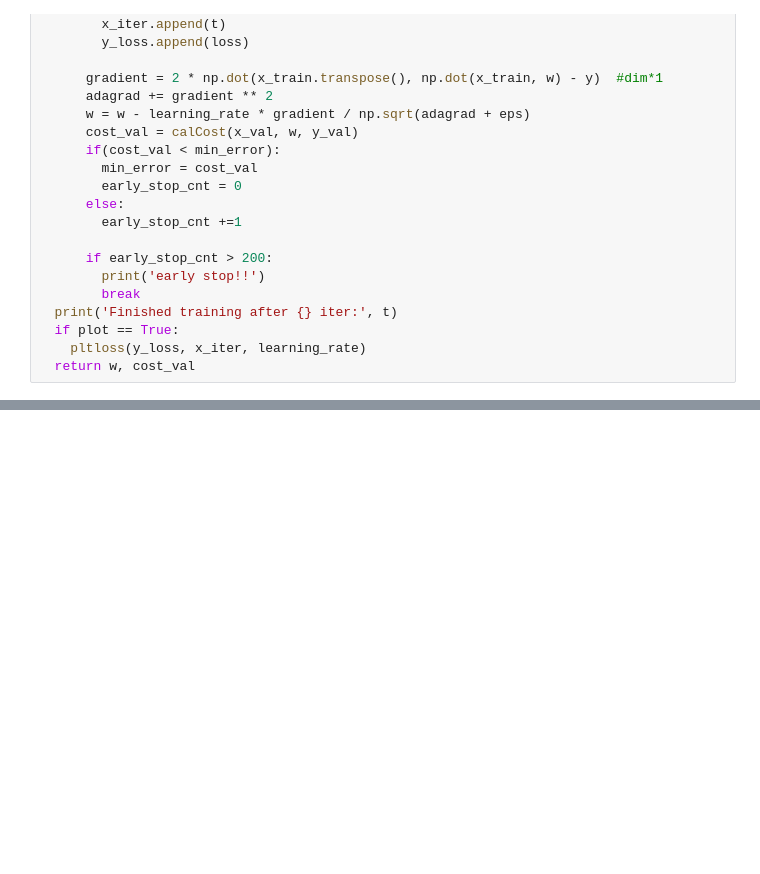
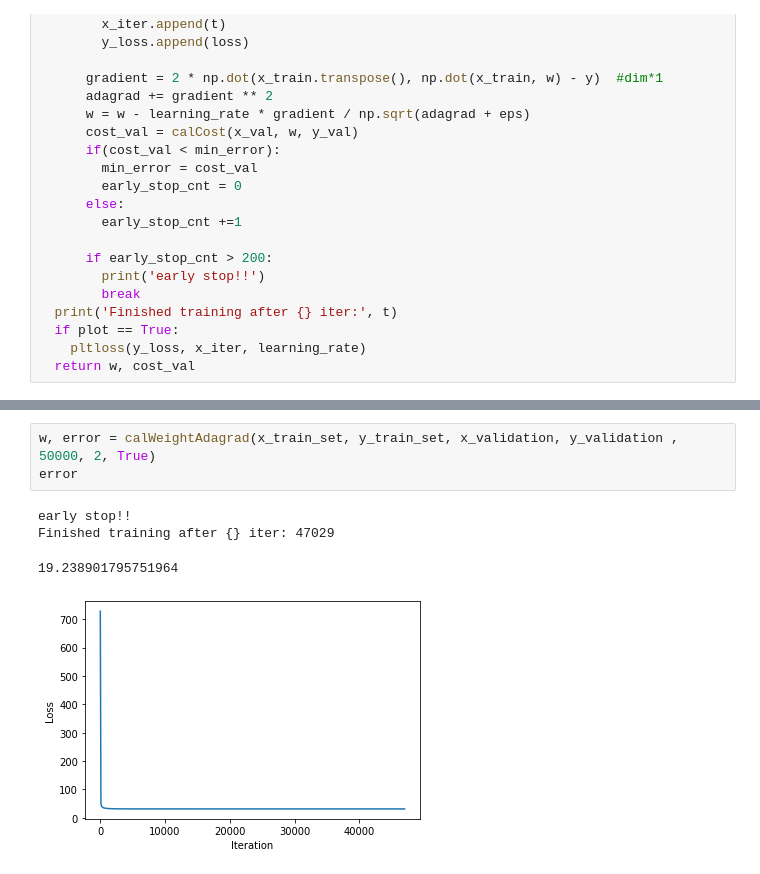
Before and after one commit to WilhelmSonne55/ML2020_NTU, a Jupyter notebook: hw1/playground.ipynb, the cells around one changed output, grey strips where cells are left out. Drawn from its saved outputs; the diff is of its cells as text; blank space fills up the shorter version.

```diff
--- a/hw1/playground.ipynb
+++ b/hw1/playground.ipynb
@@ -119,0 +286,8 @@ def calWeightAdagrad(x, y, x_val, y_val, iter_time, learning_rate, plot = False)
+# %%
+w, error = calWeightAdagrad(x_train_set, y_train_set, x_validation, y_validation , 50000, 2, True)
+error
+# %% [output]
+early stop!!
+Finished training after {} iter: 47029
+19.238901795751964
+[figure, added]
```
Also changed, not shown: parts of 102 cells of this notebook.
